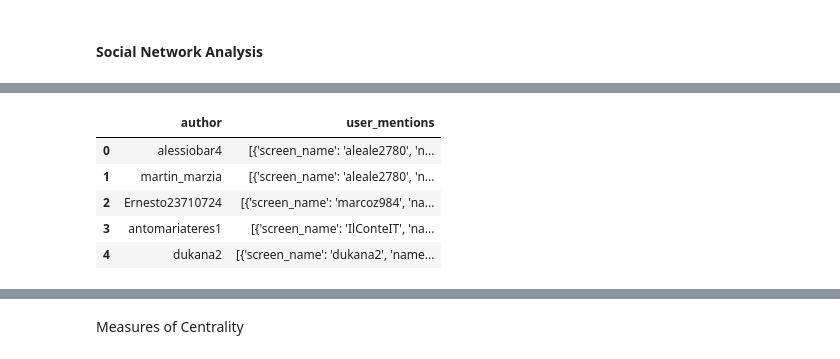
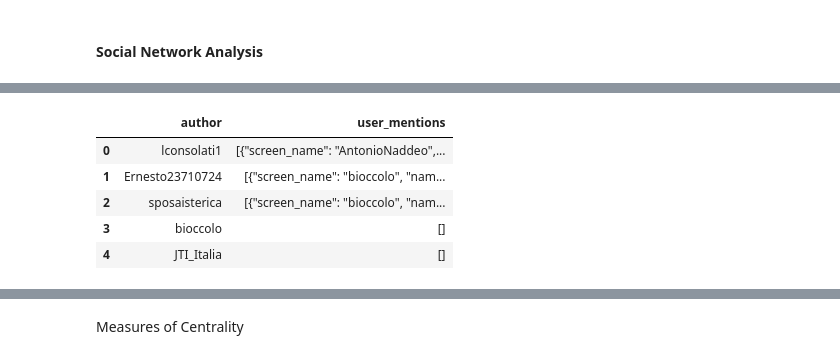
Before and after one commit to Blowdire/SocialMediaProject, a Jupyter notebook: notebooks/project-SMA-SW.ipynb, the cells around one changed output, grey strips where cells are left out. Saved outputs shown, nothing was run; the diff lists cells and outputs as text; code cells hidden in the pictures.

```diff
--- a/notebooks/project-SMA-SW.ipynb
+++ b/notebooks/project-SMA-SW.ipynb
@@ -84,5 +82,5 @@ tweets.to_csv('../data/SW.csv')
 # %%
 # Read csv
-tweets = pd.read_csv('../data/SW.csv')
+tweets = pd.read_csv('../data/SW3.csv')
 #tweets_loaded = tweets_loaded.drop('Unnamed: 0', axis=1)
 tweets.head()
@@ -342,15 +344,15 @@ dataset.head()
 | 3 | 3 | 2022-12-31 14:04:22+00:00 | 1609188720170647559 | RT @IlConteIT: Per contrastare un... | 0 | 4 | antomariateres1 | NaN | False | [{'screen_name': 'IlConteIT', 'na... | ... |
 | 4 | 4 | 2022-12-31 13:54:03+00:00 | 1609186120457240581 | RT @dukana2: Toglietevi subito qu... | 0 | 11 | dukana2 | NaN | False | [{'screen_name': 'dukana2', 'name... | ... |
 # %%
-author_mentions = dataset[['author', 'user_mentions']]
+author_mentions = tweets[['author', 'user_mentions']]
 author_mentions.head()
 # %% [output]
 |  | author | user_mentions |
-| 0 | alessiobar4 | [{'screen_name': 'aleale2780', 'n... |
-| 1 | martin_marzia | [{'screen_name': 'aleale2780', 'n... |
-| 2 | Ernesto23710724 | [{'screen_name': 'marcoz984', 'na... |
-| 3 | antomariateres1 | [{'screen_name': 'IlConteIT', 'na... |
-| 4 | dukana2 | [{'screen_name': 'dukana2', 'name... |
+| 0 | lconsolati1 | [{"screen_name": "AntonioNaddeo",... |
+| 1 | Ernesto23710724 | [{"screen_name": "bioccolo", "nam... |
+| 2 | sposaisterica | [{"screen_name": "bioccolo", "nam... |
+| 3 | bioccolo | [] |
+| 4 | JTI_Italia | [] |
 # %%
 import networkx as nx
 import json
```
Also changed, not shown: parts of 20 cells of this notebook, 16 other files.
